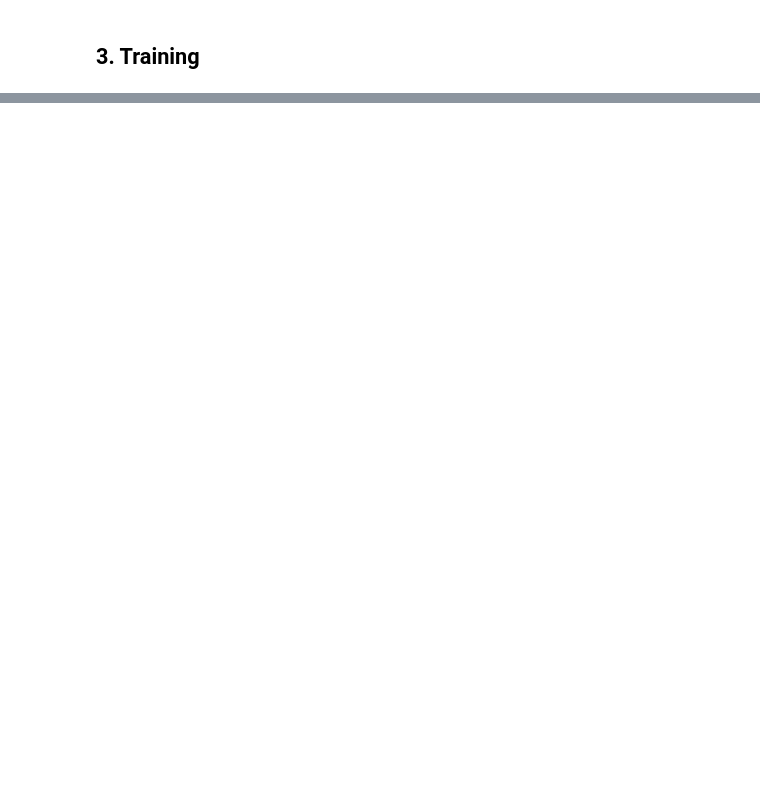
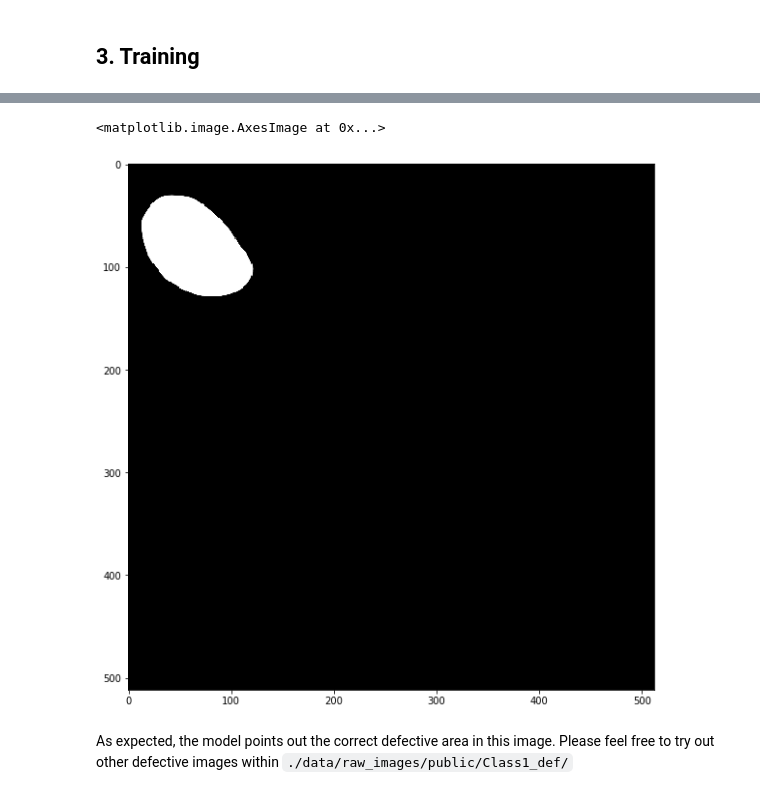
Before and after one commit to vinhngx/DeepLearningExamples, a Jupyter notebook: TensorFlow/Segmentation/UNet_Industrial/notebooks/TensorFlow_UNet_Industrial_TF_train_and_inference.ipynb, the cells around one changed output, grey strips where cells are left out. Cells and saved outputs as stored; diff of their text form; code cells hidden in the pictures; blank space fills up the shorter version.

```diff
--- a/TensorFlow/Segmentation/UNet_Industrial/notebooks/TensorFlow_UNet_Industrial_TF_train_and_inference.ipynb
+++ b/TensorFlow/Segmentation/UNet_Industrial/notebooks/TensorFlow_UNet_Industrial_TF_train_and_inference.ipynb
@@ -169,0 +348,5 @@ We will now launch an interactive testing, where you can load new test images. F
+# %%
+# Image preprocessing
+img =  np.expand_dims(img, axis=2)
+img =  np.expand_dims(img, axis=0)
+img = (img-0.5)/0.5
@@ -169,0 +378,28 @@ We will now launch an interactive testing, where you can load new test images. F
+# %%
+config = tf.ConfigProto()
+config.gpu_options.allow_growth = True
+config.allow_soft_placement = True
+
+graph = tf.Graph()
+with graph.as_default():
+    with tf.Session(config=config) as sess:
+        network = UNet_v1(
+            model_name="UNet_v1",
+            input_format='NHWC',
+            compute_format='NHWC',
+            n_output_channels=1,
+            unet_variant='tinyUNet',
+            weight_init_method='he_uniform',
+            activation_fn='relu'
+        )
+
+        tf_input = tf.placeholder(tf.float32, [None, 512, 512, 1], name='input')
+
+        outputs, logits = network.build_model(tf_input)
+        saver = tf.train.Saver()
+
+        # Restore variables from disk.
+        saver.restore(sess, "./results/1GPU-FP16/checkpoints/model.ckpt-2500")
+
+
+        output = sess.run([outputs, logits], feed_dict={tf_input: img})
@@ -169,0 +500,9 @@ We will now launch an interactive testing, where you can load new test images. F
+# %%
+# Print out model predicted mask
+plt.figure(figsize = (10,10))
+plt.imshow(np.squeeze(output[0]), cmap='gray')
+# %% [output]
+<matplotlib.image.AxesImage at 0x...>
+[figure, added]
+# %% [markdown]
+As expected, the model points out the correct defective area in this image. Please feel free to try out other defective images within `./data/raw_images/public/Class1_def/`
```
Also changed, not shown: parts of 35 cells of this notebook.
